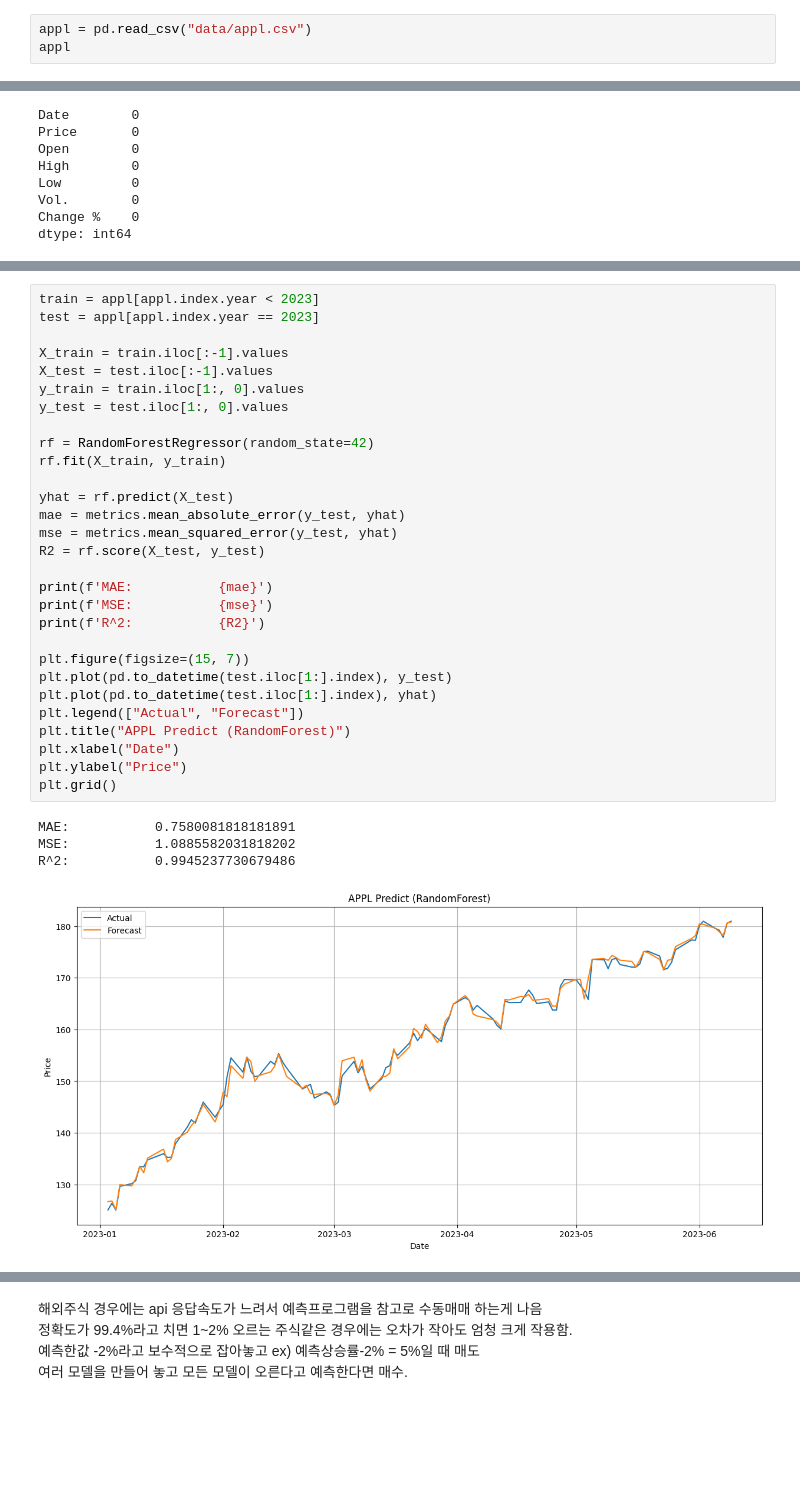
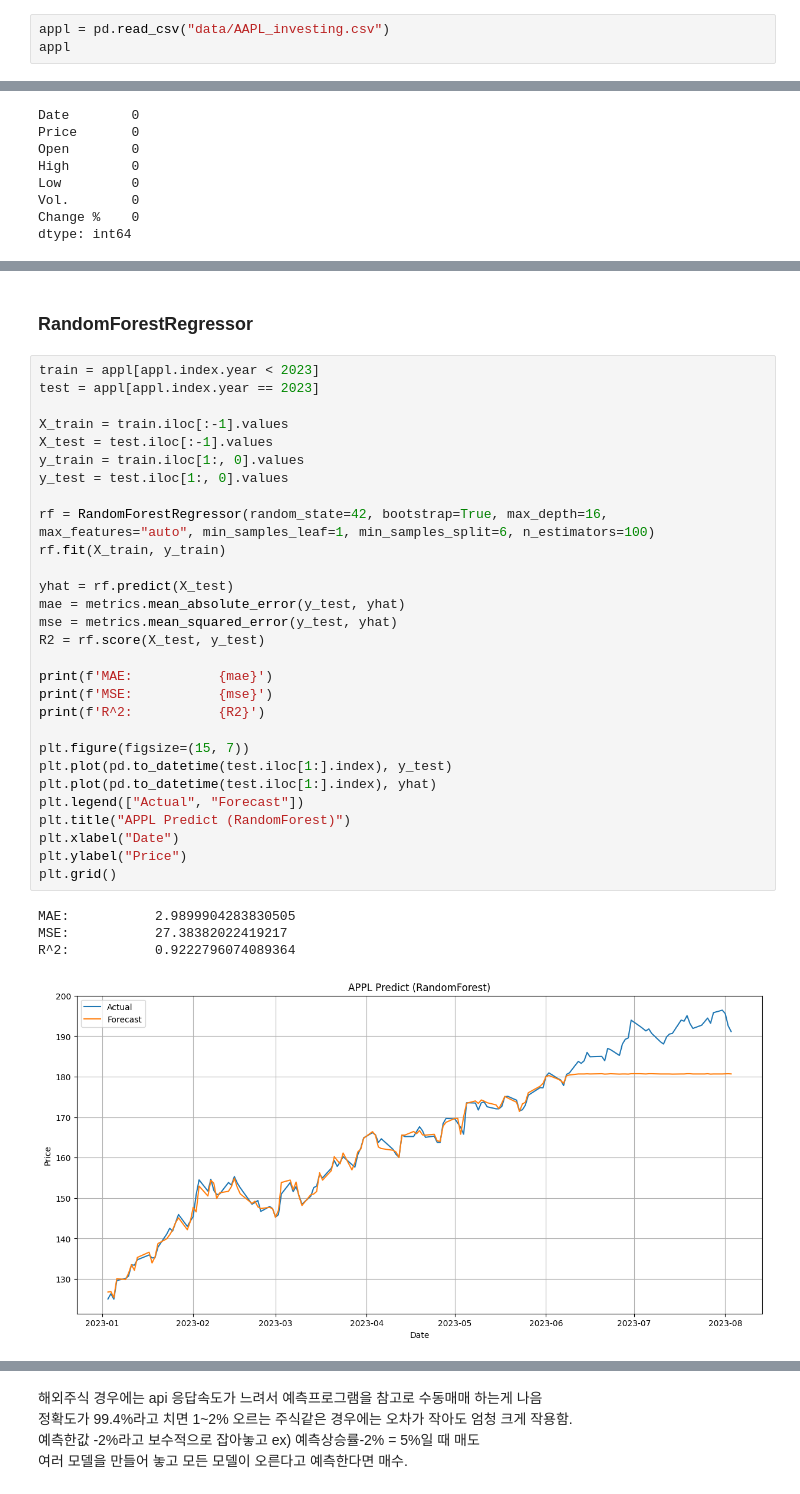
Before and after one commit to HaseongJung/stock-forecasting, a Jupyter notebook: stockPredict.ipynb, the cells around one changed output, grey strips where cells are left out. Drawn from its saved outputs; the diff is of its cells as text; blank space fills up the shorter version.

```diff
--- a/stockPredict.ipynb
+++ b/stockPredict.ipynb
@@ -12,7 +15,7 @@ import sklearn.metrics as metrics
 #from tensorflow.keras.layers import LSTM, Dense
 #from tensorflow.keras.optimizers import Adam
 # %%
-appl = pd.read_csv("data/appl.csv")
+appl = pd.read_csv("data/AAPL_investing.csv")
 appl
 # %% [output]
 |  | Date | Price | Open | High | Low | Vol. | Change % |
@@ -263,34 +248,36 @@ train.iloc[:-1]
+# %% [markdown]
+### RandomForestRegressor
 # %%
 train = appl[appl.index.year < 2023]
 test = appl[appl.index.year == 2023]
 
 X_train = train.iloc[:-1].values
 X_test = test.iloc[:-1].values
 y_train = train.iloc[1:, 0].values
 y_test = test.iloc[1:, 0].values
 
-rf = RandomForestRegressor(random_state=42)
+rf = RandomForestRegressor(random_state=42, bootstrap=True, max_depth=16, max_features="auto", min_samples_leaf=1, min_samples_split=6, n_estimators=100)
 rf.fit(X_train, y_train)
 
 yhat = rf.predict(X_test)
 mae = metrics.mean_absolute_error(y_test, yhat)
 mse = metrics.mean_squared_error(y_test, yhat)
 R2 = rf.score(X_test, y_test)
 
 print(f'MAE:           {mae}')
 print(f'MSE:           {mse}')
 print(f'R^2:           {R2}')
 
 plt.figure(figsize=(15, 7))
 plt.plot(pd.to_datetime(test.iloc[1:].index), y_test)
 plt.plot(pd.to_datetime(test.iloc[1:].index), yhat)
 plt.legend(["Actual", "Forecast"])
 plt.title("APPL Predict (RandomForest)")
 plt.xlabel("Date")
 plt.ylabel("Price")
 plt.grid()
 # %% [output]
-MAE:           0.7580081818181891
-MSE:           1.0885582031818202
-R^2:           0.9945237730679486
+MAE:           2.9899904283830505
+MSE:           27.38382022419217
+R^2:           0.9222796074089364
-[figure, old version]
+[figure, new version]
```
Also changed, not shown: parts of 85 cells of this notebook.
